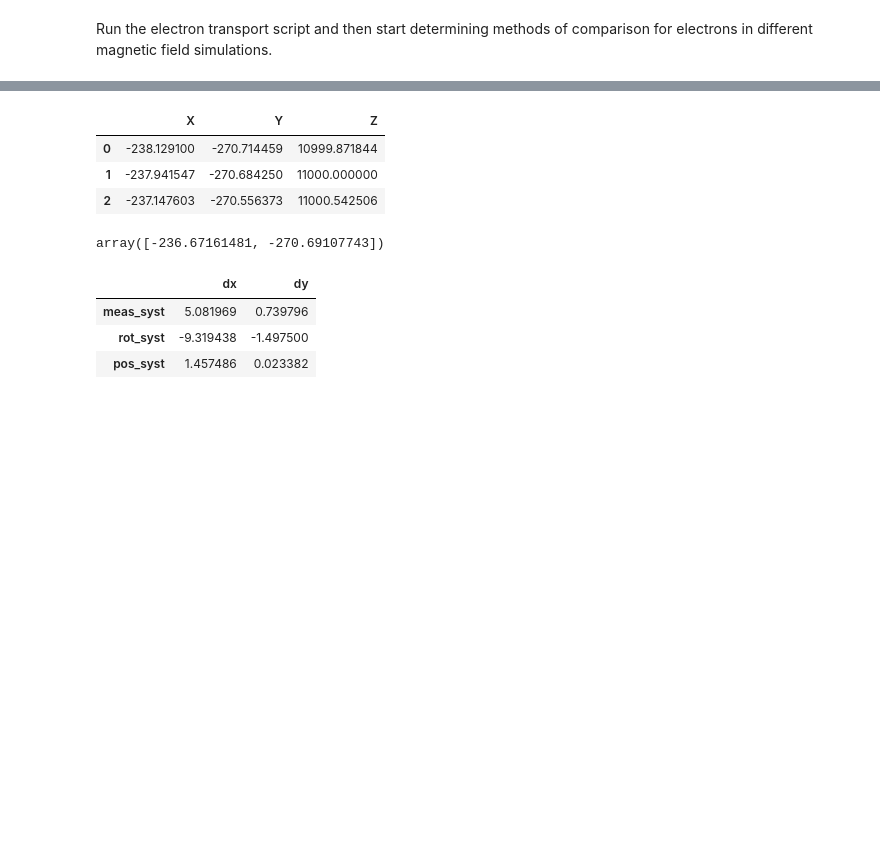
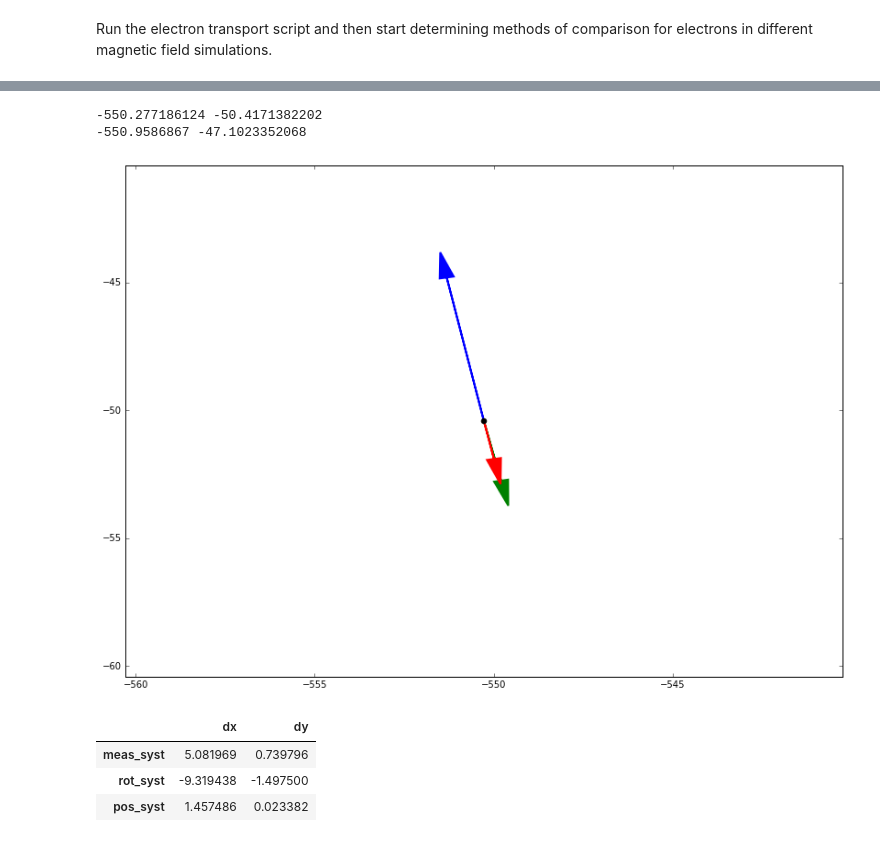
Before and after one commit to pollackscience/Mu2E, a Jupyter notebook: scripts/electron_swim.ipynb, the cells around one changed output, grey strips where cells are left out. Cells and saved outputs as stored; diff of their text form; code cells hidden in the pictures; blank space fills up the shorter version.

```diff
--- a/scripts/electron_swim.ipynb
+++ b/scripts/electron_swim.ipynb
@@ -134,7 +22,0 @@ df_br_s
-# %%
-df_bp_s
-# %% [output]
-|  | X | Y | Z |
-| 0 | -238.129100 | -270.714459 | 10999.871844 |
-| 1 | -237.941547 | -270.684250 | 11000.000000 |
-| 2 | -237.147603 | -270.556373 | 11000.542506 |
@@ -143,4 +22,0 @@ df_comps = pd.DataFrame(columns=['dx','dy'])
-# %%
-df_ideal_s.ix[0][['X','Y']].values
-# %% [output]
-array([-236.67161481, -270.69107743])
@@ -153,3 +23,30 @@ df_comps.rename(index={0:'meas_syst',1:'rot_syst',2:'pos_syst'},inplace=True)
+# %%
+df_ideal = df_dict['df_ideal']
+df_bm=df_dict['df_bm']
+df_br=df_dict['df_br']
+df_bp = df_dict['df_bp']
+x = df_ideal.query('Z==8410').X.values[0]
+y = df_ideal.query('Z==8410').Y.values[0]
+xbm = df_bm.query('Z==8410').X.values[0]
+ybm = df_bm.query('Z==8410').Y.values[0]
+xbr = df_br.query('Z==8410').X.values[0]
+ybr = df_br.query('Z==8410').Y.values[0]
+xbp = df_bp.query('Z==8410').X.values[0]
+ybp = df_bp.query('Z==8410').Y.values[0]
+print x, y
+print xbm, ybm
+plt.plot(x,y,'ok')
+ax =plt.gca()
+ax.set_ylim(y-10,y+10)
+ax.set_xlim(x-10,x+10)
+ax.arrow(x,y,x-xbm,y-ybm,head_width=0.4, head_length=1, linewidth=2, length_includes_head=True, fc='g', ec='g')
+ax.arrow(x,y,x-xbr,y-ybr,head_width=0.4, head_length=1, linewidth=2, length_includes_head=True, fc='b', ec='b')
+ax.arrow(x,y,x-xbp,y-ybp,head_width=0.4, head_length=1, linewidth=2, length_includes_head=True, fc='r', ec='r')
+plt.show()
+# %% [output]
+-550.277186124 -50.4171382202
+-550.9586867 -47.1023352068
+[figure, added]
 # %%
 df_comps
 # %% [output]
```
Also changed, not shown: parts of 18 cells of this notebook, 1 other file.
